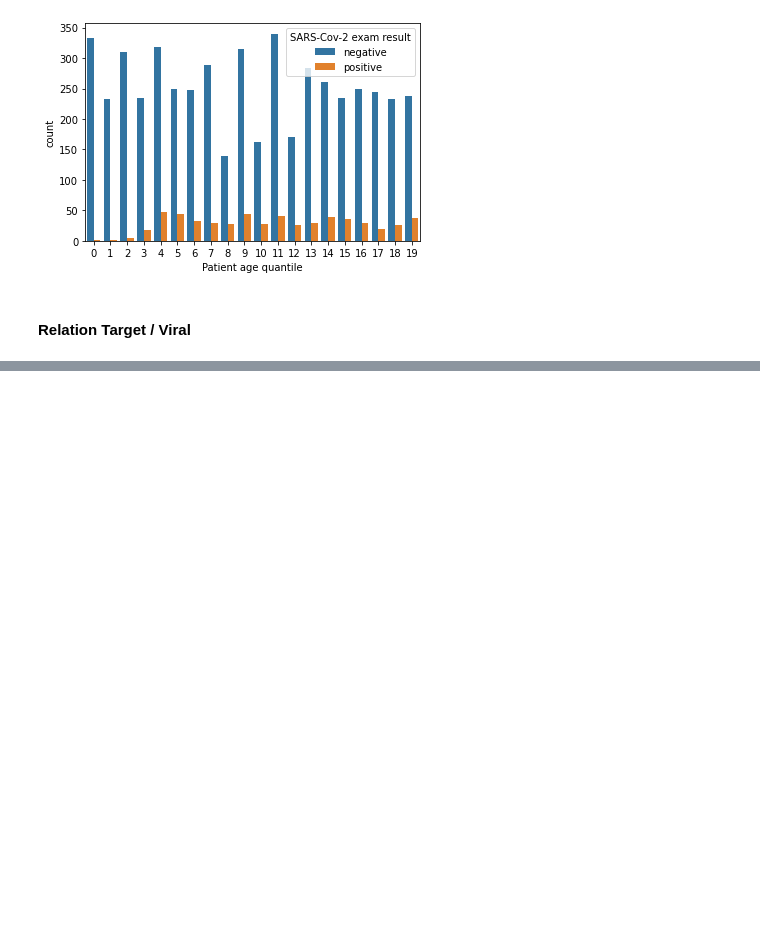
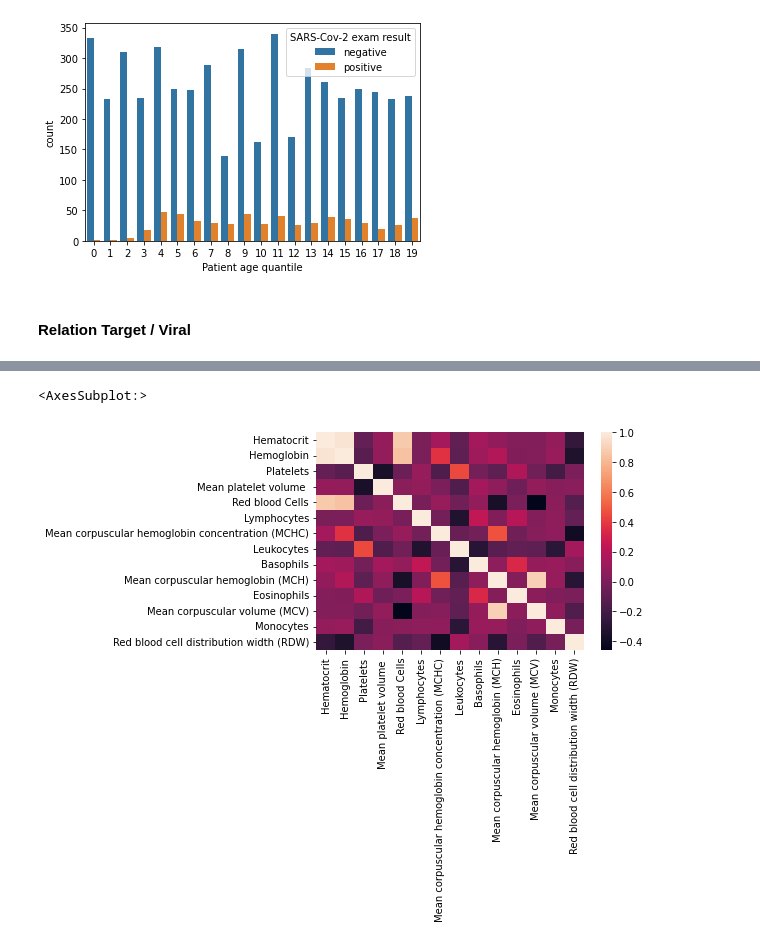
Before and after one commit to ChoukriLach/Data-Science-project-with-steps---Covid19, a Jupyter notebook: main.ipynb, the cells around one changed output, grey strips where cells are left out. Cells and saved outputs as stored; diff of their text form; code cells hidden in the pictures; blank space fills up the shorter version.

```diff
--- a/main.ipynb
+++ b/main.ipynb
@@ -286,0 +334,5 @@ sns.countplot(x='Patient age quantile', hue='SARS-Cov-2 exam result', data=df);
+# %%
+sns.heatmap(df[blood_columns].corr())
+# %% [output]
+<AxesSubplot:>
+[figure, added]
```
Also changed, not shown: parts of 7 cells of this notebook.
